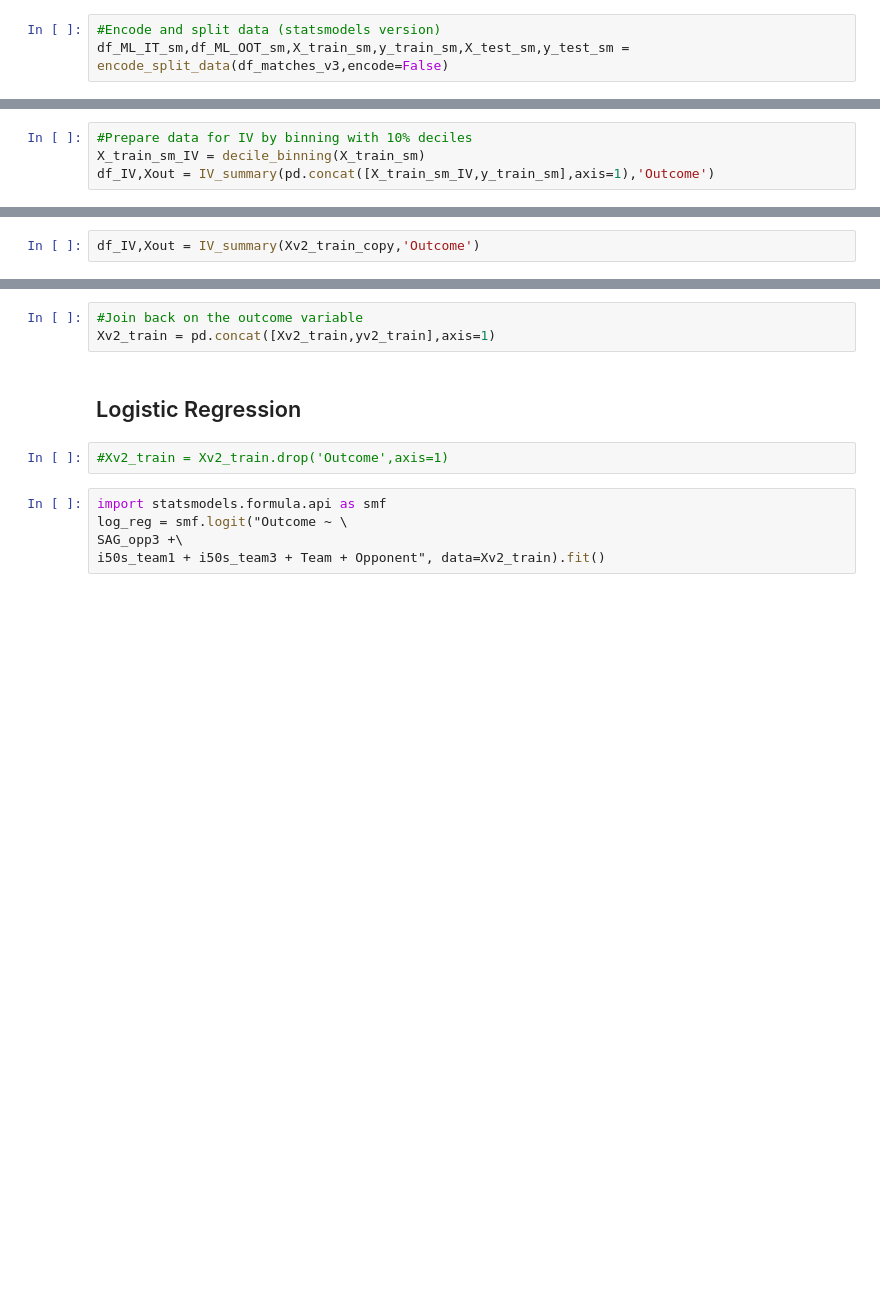
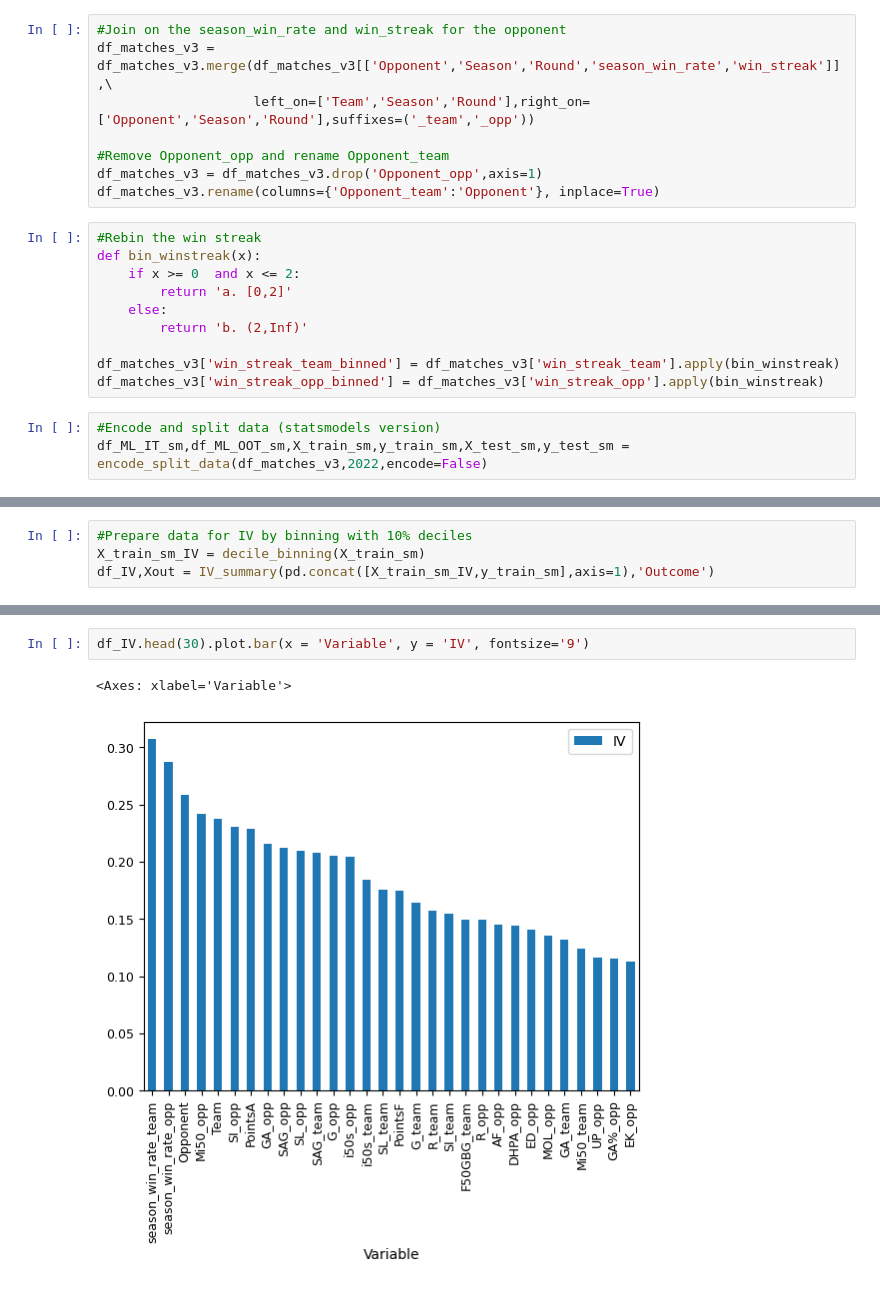
Before and after one commit to SpicyBolas/AFL-Analytics-Project, a Jupyter notebook: Analysis/Approach2_TopDownAverages_past5rounds.ipynb, the cells around one changed output, grey strips where cells are left out. Saved outputs shown, nothing was run; the diff lists cells and outputs as text; blank space fills up the shorter version.

```diff
--- a/Analysis/Approach2_TopDownAverages_past5rounds.ipynb
+++ b/Analysis/Approach2_TopDownAverages_past5rounds.ipynb
@@ -43,5 +69,23 @@ df_matches_v3
+# %%
+#Join on the season_win_rate and win_streak for the opponent
+df_matches_v3 = df_matches_v3.merge(df_matches_v3[['Opponent','Season','Round','season_win_rate','win_streak']],\
+                    left_on=['Team','Season','Round'],right_on=['Opponent','Season','Round'],suffixes=('_team','_opp'))
+
+#Remove Opponent_opp and rename Opponent_team
+df_matches_v3 = df_matches_v3.drop('Opponent_opp',axis=1)
+df_matches_v3.rename(columns={'Opponent_team':'Opponent'}, inplace=True)
+# %%
+#Rebin the win streak
+def bin_winstreak(x):
+    if x >= 0  and x <= 2:
+        return 'a. [0,2]'
+    else:
+        return 'b. (2,Inf)'
+
+df_matches_v3['win_streak_team_binned'] = df_matches_v3['win_streak_team'].apply(bin_winstreak)
+df_matches_v3['win_streak_opp_binned'] = df_matches_v3['win_streak_opp'].apply(bin_winstreak)
 # %%
 #Encode and split data (statsmodels version)
-df_ML_IT_sm,df_ML_OOT_sm,X_train_sm,y_train_sm,X_test_sm,y_test_sm = encode_split_data(df_matches_v3,encode=False)
+df_ML_IT_sm,df_ML_OOT_sm,X_train_sm,y_train_sm,X_test_sm,y_test_sm = encode_split_data(df_matches_v3,2022,encode=False)
 # %%
 #Encode and split data (other)
@@ -203,2 +100,0 @@ from IVfunctions import *
-# %%
-df_IV,Xout = IV_summary(Xv2_train_copy,'Outcome')
@@ -381,12 +101,5 @@ Xv2_train['Mi50_opp3_binned'] = pd.cut(Xv2_train['Mi50_opp3'],bins_Mi50)
-# %%
-#Join back on the outcome variable
-Xv2_train = pd.concat([Xv2_train,yv2_train],axis=1)
-# %% [markdown]
-## Logistic Regression
-# %%
-#Xv2_train = Xv2_train.drop('Outcome',axis=1)
-# %%
-import statsmodels.formula.api as smf
-log_reg = smf.logit("Outcome ~ \
-SAG_opp3 +\
-i50s_team1 + i50s_team3 + Team + Opponent", data=Xv2_train).fit()
+# %%
+df_IV.head(30).plot.bar(x = 'Variable', y = 'IV', fontsize='9')
+# %% [output]
+<Axes: xlabel='Variable'>
+[figure, added]
```
Also changed, not shown: parts of 132 cells of this notebook, 4 other files.
